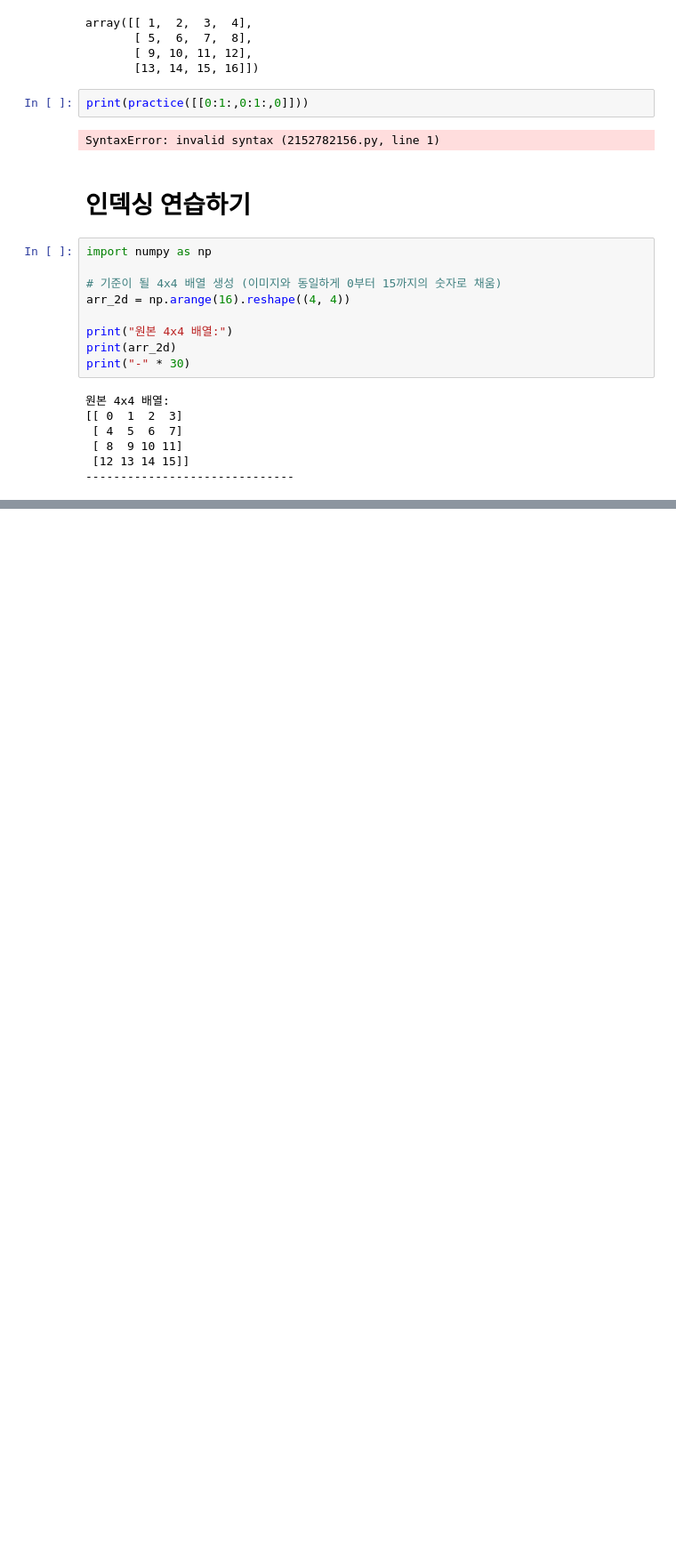
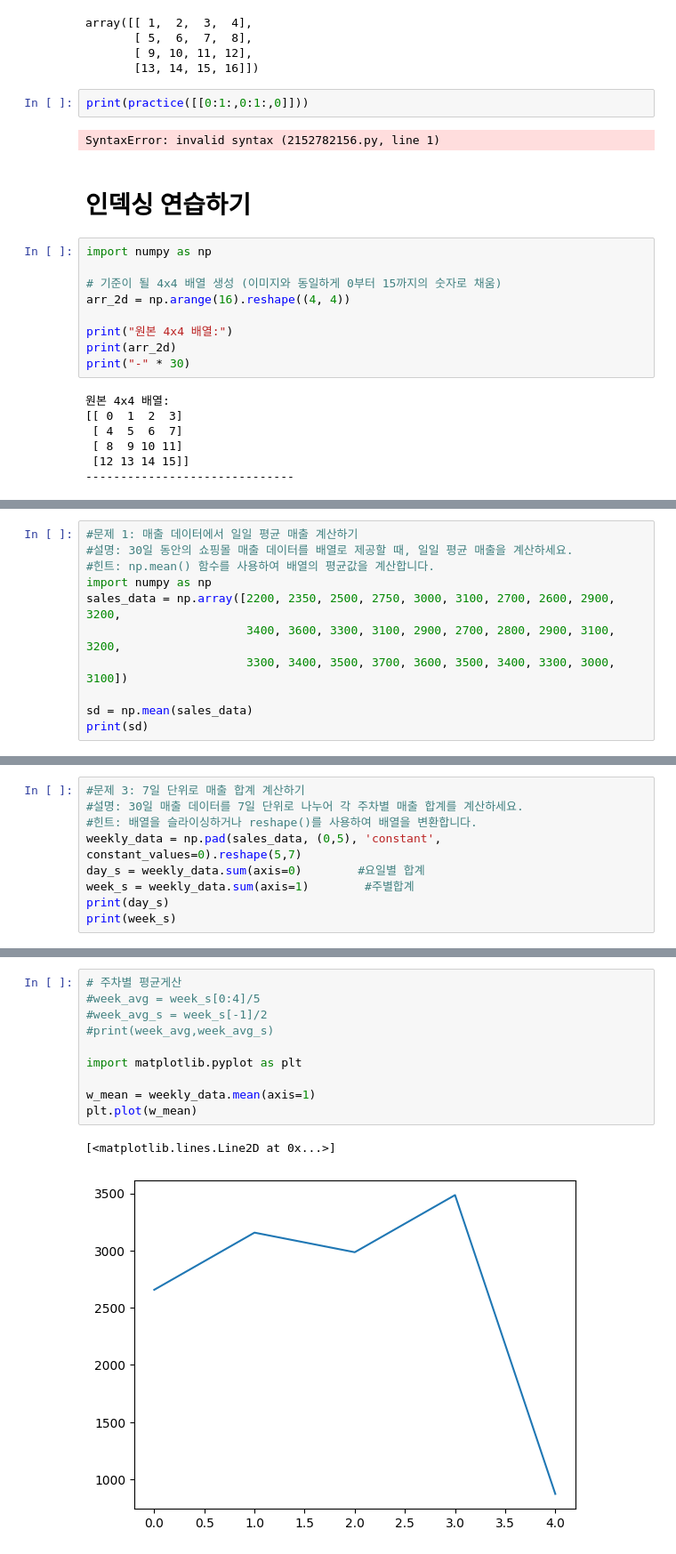
Before and after one commit to sjun4040/hipython_rep, a Jupyter notebook: 13.넘파이 연습.ipynb, the cells around one changed output, grey strips where cells are left out. Shown: that part at 89% size. Cells and saved outputs as stored; diff of their text form; blank space fills up the shorter version.

```diff
--- a/13.넘파이 연습.ipynb
+++ b/13.넘파이 연습.ipynb
@@ -555,0 +712,11 @@ array([[ 7,  9, 11],
+# %%
+#문제 1: 매출 데이터에서 일일 평균 매출 계산하기
+#설명: 30일 동안의 쇼핑몰 매출 데이터를 배열로 제공할 때, 일일 평균 매출을 계산하세요.
+#힌트: np.mean() 함수를 사용하여 배열의 평균값을 계산합니다.
+import numpy as np
+sales_data = np.array([2200, 2350, 2500, 2750, 3000, 3100, 2700, 2600, 2900, 3200,
+                       3400, 3600, 3300, 3100, 2900, 2700, 2800, 2900, 3100, 3200,
+                       3300, 3400, 3500, 3700, 3600, 3500, 3400, 3300, 3000, 3100])
+
+sd = np.mean(sales_data)
+print(sd)
@@ -555,0 +735,9 @@ array([[ 7,  9, 11],
+# %%
+#문제 3: 7일 단위로 매출 합계 계산하기
+#설명: 30일 매출 데이터를 7일 단위로 나누어 각 주차별 매출 합계를 계산하세요.
+#힌트: 배열을 슬라이싱하거나 reshape()를 사용하여 배열을 변환합니다.
+weekly_data = np.pad(sales_data, (0,5), 'constant', constant_values=0).reshape(5,7)
+day_s = weekly_data.sum(axis=0)        #요일별 합계
+week_s = weekly_data.sum(axis=1)        #주별합계
+print(day_s)
+print(week_s)
@@ -555,0 +772,13 @@ array([[ 7,  9, 11],
+# %%
+# 주차별 평균게산
+#week_avg = week_s[0:4]/5
+#week_avg_s = week_s[-1]/2
+#print(week_avg,week_avg_s)
+
+import matplotlib.pyplot as plt
+
+w_mean = weekly_data.mean(axis=1)
+plt.plot(w_mean)
+# %% [output]
+[<matplotlib.lines.Line2D at 0x...>]
+[figure, added]
```
Also changed, not shown: parts of 49 cells of this notebook, 2 other files.
